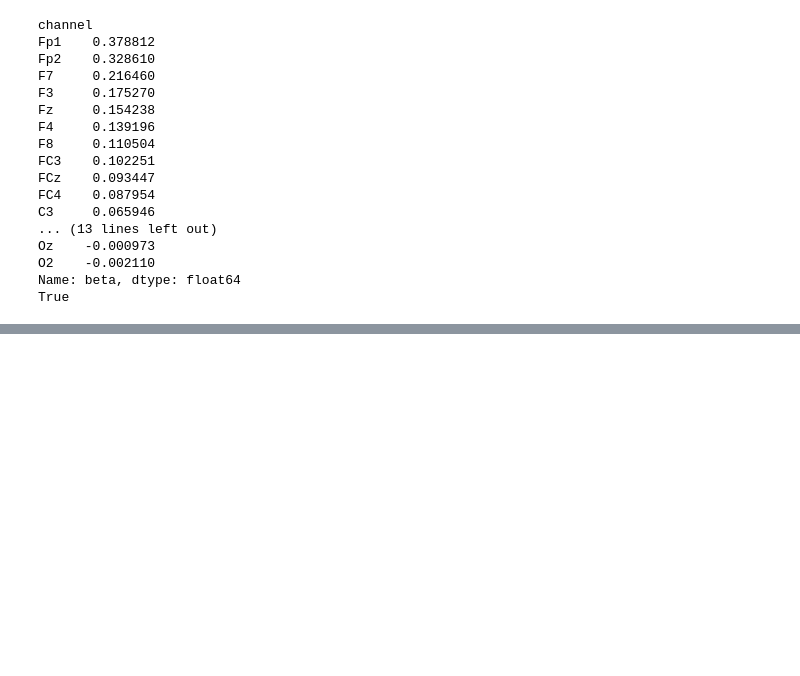
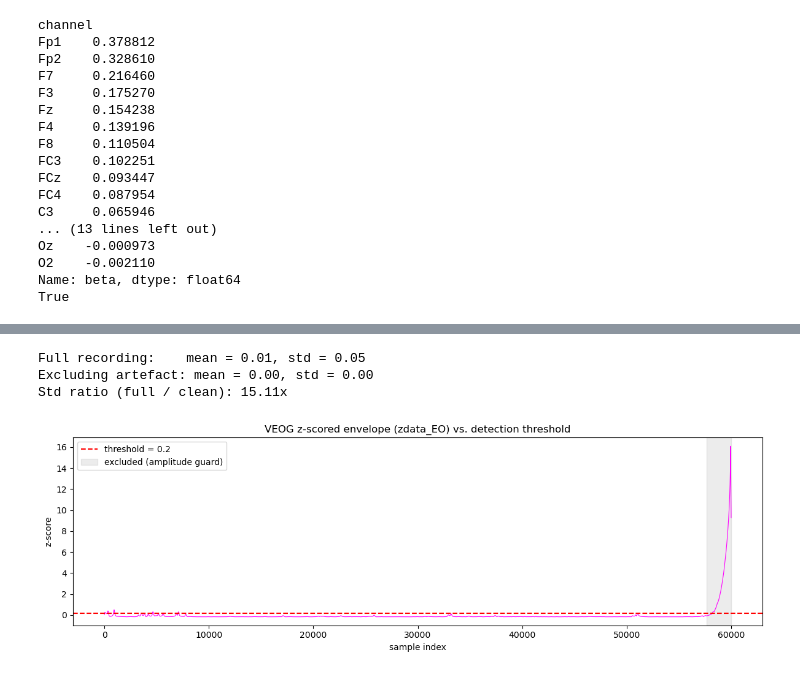
Before and after one commit to romy-weinstock/eeg-rtms-response-prediction, a Jupyter notebook: notebooks/02_preprocessing_pilot.ipynb, the cells around one changed output, grey strips where cells are left out. Drawn from its saved outputs; the diff is of its cells as text; code cells hidden in the pictures; blank space fills up the shorter version.

```diff
--- a/notebooks/02_preprocessing_pilot.ipynb
+++ b/notebooks/02_preprocessing_pilot.ipynb
@@ -1360,0 +1541,37 @@ matching the authors' structure. Output: `corrected_channels` (dict, 26 keys) an
+# %%
+## Diagnostic: does VEOG have the same std-inflation problem as HEOG?
+
+# Use a mask to exclude the actual known artefact region(s), rather than a
+# hardcoded cutoff sample - more precise, and reuses excluded_segments_EO
+# (the segment(s) your amplitude guard already flagged as non-ocular)
+mask_EO = np.ones(len(boxdata_EO), dtype=bool)
+for start, end in excluded_segments_EO:
+    mask_EO[start:end] = False
+
+full_mean_EO = boxdata_EO.mean()
+full_std_EO = boxdata_EO.std()
+
+clean_mean_EO = boxdata_EO[mask_EO].mean()
+clean_std_EO = boxdata_EO[mask_EO].std()
+
+print(f"Full recording:    mean = {full_mean_EO:.2f}, std = {full_std_EO:.2f}")
+print(f"Excluding artefact: mean = {clean_mean_EO:.2f}, std = {clean_std_EO:.2f}")
+print(f"Std ratio (full / clean): {full_std_EO / clean_std_EO:.2f}x")
+
+# Plot zdata_EO with the detection threshold, same as the HEOG diagnostic
+fig, ax = plt.subplots(figsize=(12, 4))
+ax.plot(zdata_EO, color='magenta', linewidth=0.8)
+ax.axhline(threshold, color='red', linestyle='--', label=f'threshold = {threshold}')
+for start, end in excluded_segments_EO:
+    ax.axvspan(start, end, color='grey', alpha=0.15, label='excluded (amplitude guard)')
+ax.set_xlabel('sample index')
+ax.set_ylabel('z-score')
+ax.set_title('VEOG z-scored envelope (zdata_EO) vs. detection threshold')
+ax.legend()
+plt.tight_layout()
+plt.show()
+# %% [output]
+Full recording:    mean = 0.01, std = 0.05
+Excluding artefact: mean = 0.00, std = 0.00
+Std ratio (full / clean): 15.11x
+[figure, added]
```
Also changed, not shown: parts of 18 cells of this notebook, 2 other files.
